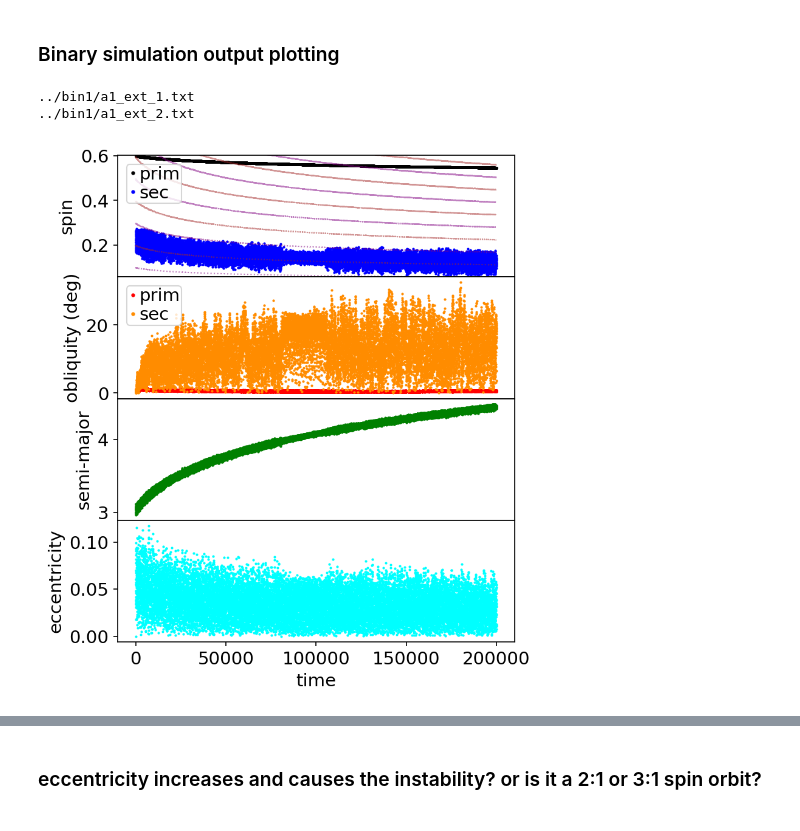
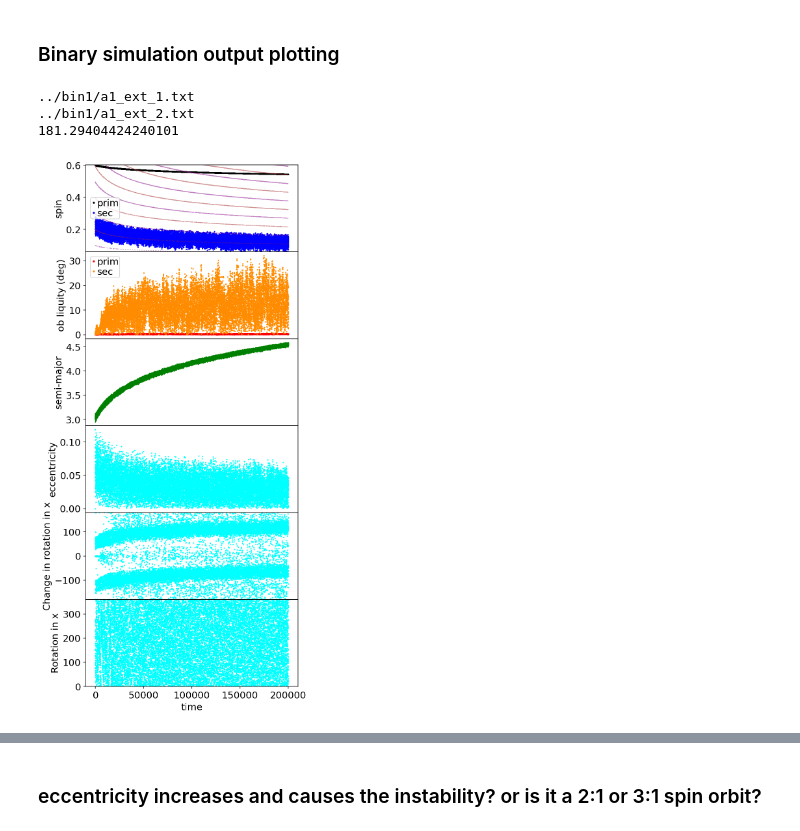
Before and after one commit to alabarca531/asteroid_binary, a Jupyter notebook: myexamples/pylab/bin_try1.ipynb, the cells around one changed output, grey strips where cells are left out. Saved outputs shown, nothing was run; the diff lists cells and outputs as text; code cells hidden in the pictures.

Commit message:
Find Rotation Matrix for each timestep

```diff
--- a/myexamples/pylab/bin_try1.ipynb
+++ b/myexamples/pylab/bin_try1.ipynb
@@ -29,9 +29,9 @@ GM = m1+m2 # G=1
 # %%
 # plot some stuff
 def mkplot(tarr,aaarr,eearr,iiarr,lnarr,ararr,maarr,om1,om2,\
-        obliquity_deg1,obliquity_deg2,meanmotion,froot,ofilename):
-    nvpanels = 4
-    f,axarr =  plt.subplots(nvpanels,1, dpi=150, figsize=(5,6), sharex=True)
+        obliquity_deg1,obliquity_deg2,meanmotion,rotMx,r_change, r_value,froot,ofilename):
+    nvpanels = 6
+    f,axarr =  plt.subplots(nvpanels,1, dpi=150, figsize=(5,12), sharex=True)
     plt.autoscale(enable=True, axis='x', tight=True)
     plt.subplots_adjust(left=0.12, right=0.99, top=0.99, bottom=0.10, \
         wspace=0.22, hspace=0.0)
@@ -63,7 +63,7 @@ def mkplot(tarr,aaarr,eearr,iiarr,lnarr,ararr,maarr,om1,om2,\
                    ms=2,label='prim')
     axarr[il].plot(tarr,obliquity_deg2,'.',color='darkorange',\
                    ms=2,label='sec')
-    axarr[il].set_ylabel('obliquity (deg)')
+    axarr[il].set_ylabel('ob liquity (deg)')
     axarr[il].legend(borderpad=0.1,labelspacing=0.1,handlelength=0.5,handletextpad=0.1,\
                     markerscale=2)
 
@@ -90,21 +90,48 @@ def mkplot(tarr,aaarr,eearr,iiarr,lnarr,ararr,maarr,om1,om2,\
     axarr[il].set_xlabel('time')
     if (len(ofilename)>3):
         plt.savefig(ofilename)
+
+     ##########################
+    il = 4;
+    rc_max = max(r_change)
+    rc_min = min(r_change)
+    if (rc_max > 1):
+        axarr[il].set_ylim(rc_min,rc_max)
+    axarr[il].plot(tarr,r_change,'.',color='cyan',ms=2)
+    axarr[il].set_ylabel('Change in rotation in x')
+    il = nvpanels-1;
+    axarr[il].set_xlabel('time')
+    if (len(ofilename)>3):
+        plt.savefig(ofilename)
+
+         ##########################
+    il = 5;
+    r_max = max(r_value)
+    r_min = min(r_value)
+    if (r_max > 1):
+        axarr[il].set_ylim(0,r_max)
+    axarr[il].plot(tarr,r_value,'.',color='cyan',ms=2)
+    axarr[il].set_ylabel('Rotation in x')
+    il = nvpanels-1;
+    axarr[il].set_xlabel('time')
+    if (len(ofilename)>3):
+        plt.savefig(ofilename)
 # %%
 # read in orbital elements, spins for both resolved bodies
 froot = 'a1'  # pure tidal evolution
 tarr,aaarr,eearr,iiarr,lnarr,ararr,maarr,om1,om2,\
-        obliquity_deg1,obliquity_deg2,meanmotion = read_two_bodies(simdir,froot,GM)
+        obliquity_deg1,obliquity_deg2,meanmotion, rotMx, r_change,r_value = read_two_bodies(simdir,froot,GM)
 
 
 # make a plot!
 ofilename=''
 mkplot(tarr,aaarr,eearr,iiarr,lnarr,ararr,maarr,om1,om2,\
-        obliquity_deg1,obliquity_deg2,meanmotion,froot,ofilename)
+        obliquity_deg1,obliquity_deg2,meanmotion, rotMx, r_change,r_value,froot,ofilename)
 # %% [output]
 ../bin1/a1_ext_1.txt
 ../bin1/a1_ext_2.txt
+181.29404424240101
-[figure, old version]
+[figure, new version]
 # %%
 froot = 'b1'  # drifting inwards
 tarr,aaarr,eearr,iiarr,lnarr,ararr,maarr,om1,om2,\
```
Also changed, not shown: parts of 5 cells of this notebook, 6 other files.
